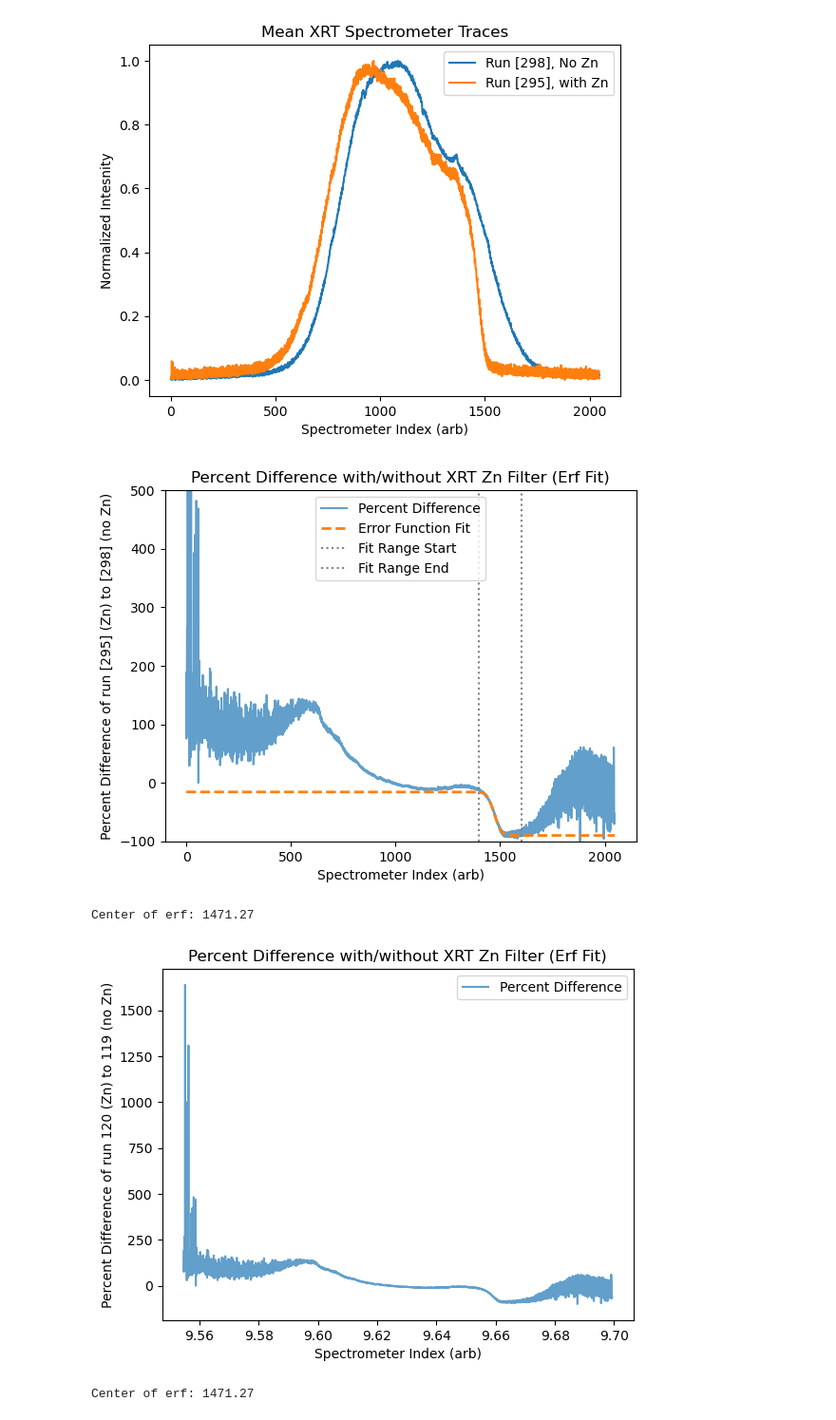
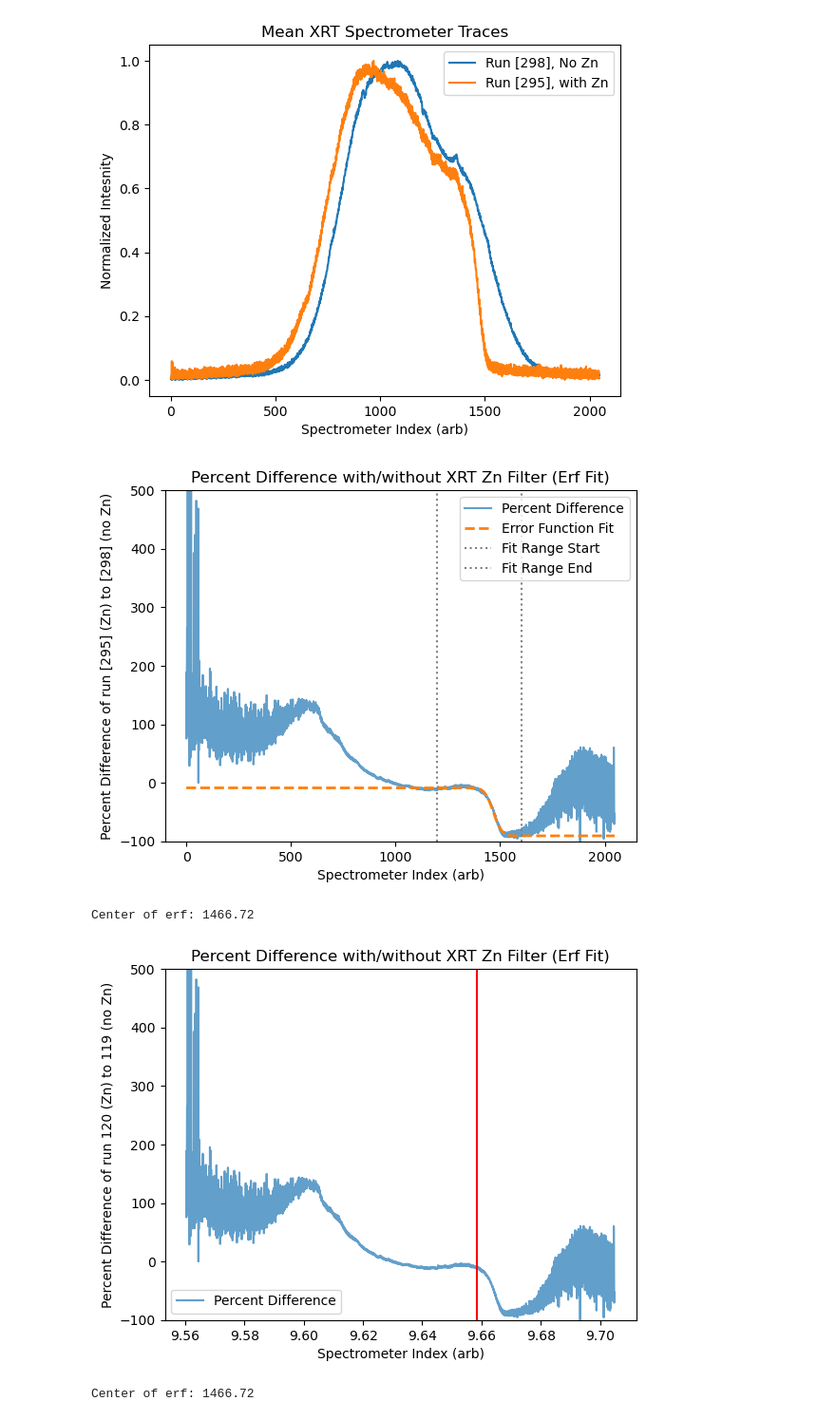
Before and after one commit to Weber-Group/L-10376, a Jupyter notebook: XRT_Zn.ipynb, the cells around one changed output. Shown: that part at 95% size. Drawn from its saved outputs; the diff is of its cells as text; code cells hidden in the pictures.

Commit message:
Changed Zinc calibration to go from the center of the edge to the 1% onset point. Recalculated all calibrations for all data

```diff
--- a/XRT_Zn.ipynb
+++ b/XRT_Zn.ipynb
@@ -67,6 +67,9 @@ Loading: /sdf/data/lcls/ds/cxi/cxil1037623/hdf5/smalldata/cxil1037623_Run0295.h5
 Loaded Data
 # %%
 ## Filter out the bad spectrometer shots and plot the average of the runs on top of each other
+###
+scaleFactor = 1
+###
 plt.figure()
 specGood = spec[xrayOn][spec[xrayOn].sum(axis=1)>0]
 specGoodMean = specGood.mean(axis=0)
@@ -74,7 +77,7 @@ specGoodMeanNorm = (specGoodMean - np.min(specGoodMean)) / (np.max(specGoodMean)
 plt.plot(specGoodMeanNorm,label=f"Run {runNumbers}, No Zn")
 specGoodZn = specZn[xrayOnZn][specZn[xrayOnZn].sum(axis=1)>0]
 specGoodZnMean = specGoodZn.mean(axis=0)
-specGoodZnMeanNorm = (specGoodZnMean - np.min(specGoodZnMean)) / (np.max(specGoodZnMean) - np.min(specGoodZnMean))
+specGoodZnMeanNorm = scaleFactor*(specGoodZnMean - np.min(specGoodZnMean)) / (np.max(specGoodZnMean) - np.min(specGoodZnMean))
 plt.plot(specGoodZnMeanNorm,label=f"Run {runNumbersZn}, with Zn")
 plt.legend()
 plt.title("Mean XRT Spectrometer Traces")
@@ -106,7 +109,7 @@ def error_func(x, x0, width, amplitude, offset):
 x_vals = np.arange(len(pdiff))
 
 ######################################################## === Select range for fitting ===
-fit_range = (1400, 1600)  # Adjust these values as needed
+fit_range = (1200, 1600)  # Adjust these values as needed
 fit_mask = (x_vals >= fit_range[0]) & (x_vals <= fit_range[1])
 ################################################################
 
@@ -148,40 +151,45 @@ plt.ylim(-100,500)
 plt.show()
 print(f"Center of erf: {popt[0]:.2f}")
 # %% [output]
-[figure, old version]
+[figure, new version]
-Center of erf: 1471.27
+Center of erf: 1466.72
 # %%
 ## Getting a calibration
+from scipy.special import erfinv
 m = 7.06567979135956e-05 # eV per pixel
 ZnK = 9.6586 #keV
-edge_center = popt[0]
+perc_onset = 0.01 # Percent onset for edge calculation
+
+edge = popt[0] + popt[1] * erfinv(2 * perc_onset - 1)
 
 
 # Generate pixel indices
 pixels = np.arange(2048)
 
 # Compute calibrated energy axis
-energy_axis = m * (pixels - edge_center) + ZnK
+energy_axis = m * (pixels - edge) + ZnK
 
 # Plot original data
 plt.plot(energy_axis,pdiff, label="Percent Difference", alpha=0.7)
 
 # Highlight the fit range
 #plt.axvline(fit_range[0], color="gray", linestyle="dotted", label="Fit Range Start")
 #plt.axvline(fit_range[1], color="gray", linestyle="dotted", label="Fit Range End")
 
 # Labels and title
 plt.ylabel("Percent Difference of run 120 (Zn) to 119 (no Zn)")
 plt.xlabel("Spectrometer Index (arb)")
 plt.title("Percent Difference with/without XRT Zn Filter (Erf Fit)")
+plt.ylim([-100,500])
+plt.axvline(ZnK,color='r')
 plt.legend()
 
 # Show plot
 plt.show()
 print(f"Center of erf: {popt[0]:.2f}")
 # %% [output]
-[figure, old version]
+[figure, new version]
-Center of erf: 1471.27
+Center of erf: 1466.72
 # %%
 # Calibration Folder
 np.save("ZnCalib/298-310.npy",energy_axis)
```
Also changed, not shown: 8 other files.
